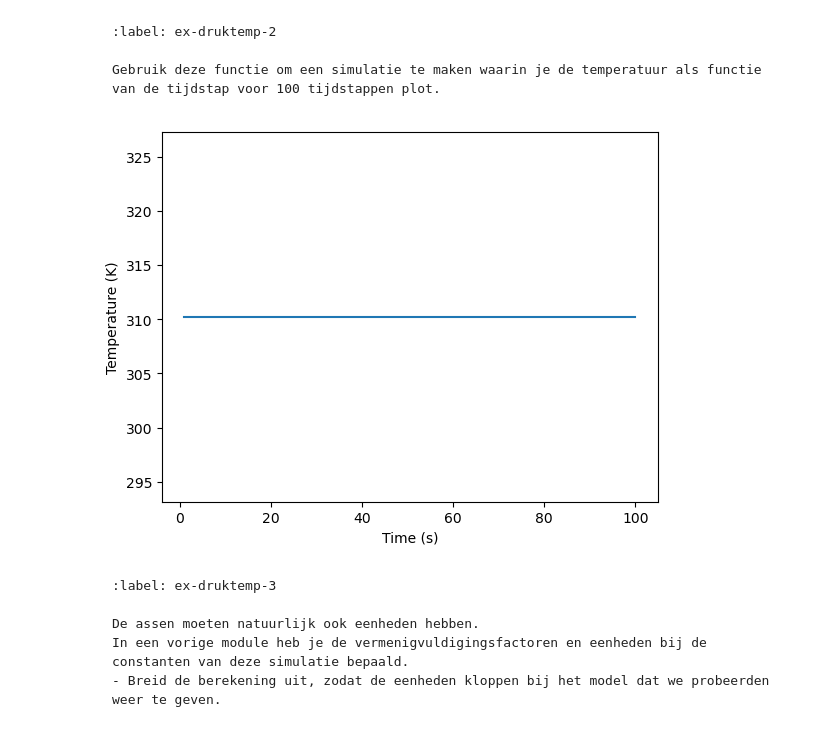
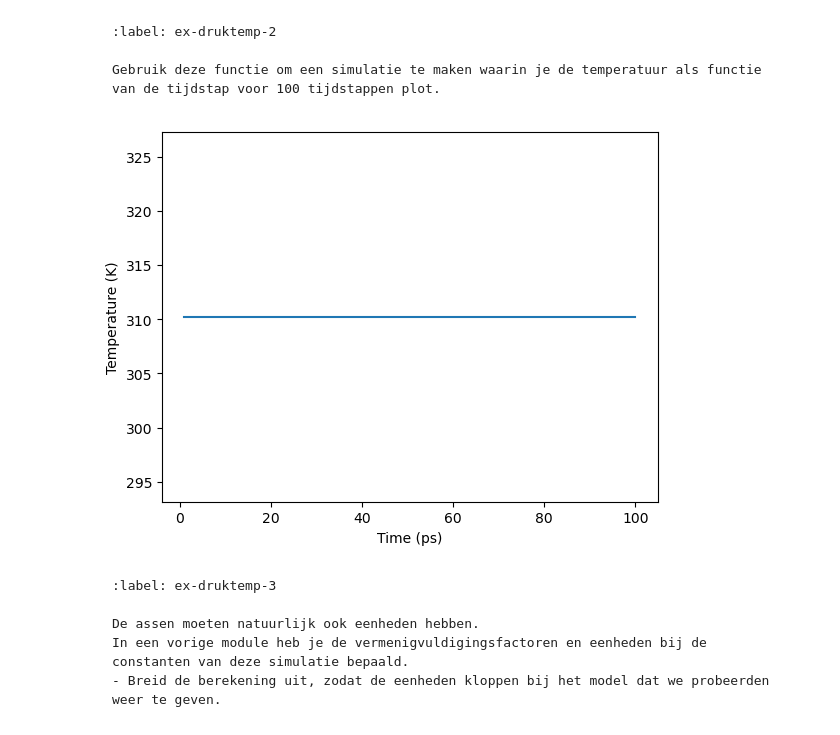
Before and after one commit to daantjebunschoten1-gif/Daantje-Lieke, a Jupyter notebook: Content/PySim/5_druktemp.ipynb, the cells around one changed output. Saved outputs shown, nothing was run; the diff lists cells and outputs as text; code cells hidden in the pictures.

````diff
--- a/Content/PySim/5_druktemp.ipynb
+++ b/Content/PySim/5_druktemp.ipynb
@@ -212,23 +212,23 @@ Gebruik deze functie om een simulatie te maken waarin je de temperatuur als func
 # %%
 # ruimte voor uitwerking
 particles = []
 
 temperatures = np.zeros(100, dtype=float)
 times = np.linspace(1, 100, 100)
 
 create_particles(particles)
 for i in range(100):
     take_time_step(particles)
     temperatures[i] = temperature(particles)# vastleggen van temperatuur per tijdstap
 
 # plotten van tijd tegen temperatuur
 plt.figure()
-plt.xlabel('Time (s)')
+plt.xlabel('Time (ps)')
 plt.ylabel('Temperature (K)')
 plt.plot(times,temperatures)
 plt.show()
 # %% [output]
-[figure, old version]
+[figure, new version]
 # %% [markdown]
 ```{exercise}
 :label: ex-druktemp-3
````
Also changed, not shown: parts of 6 cells of this notebook.
